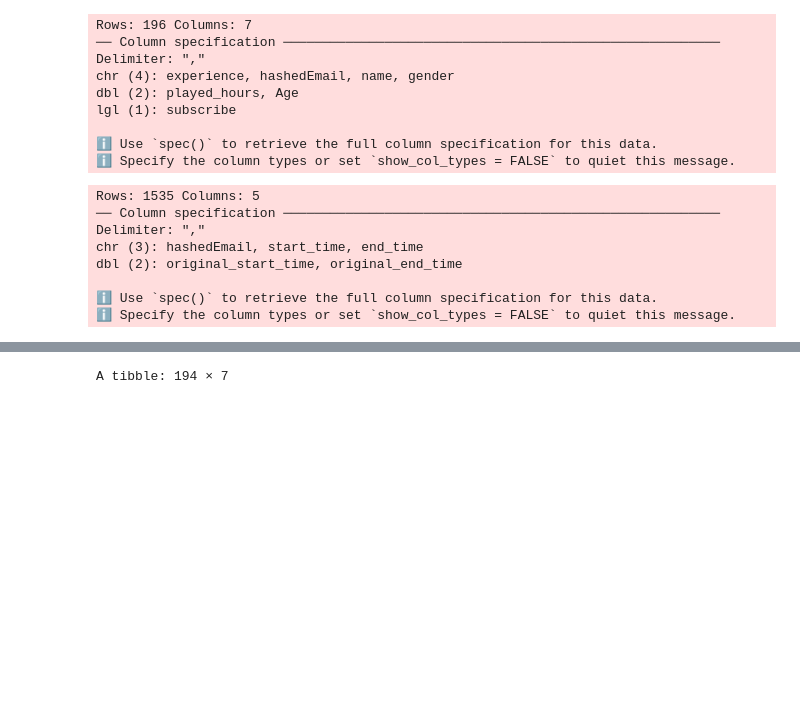
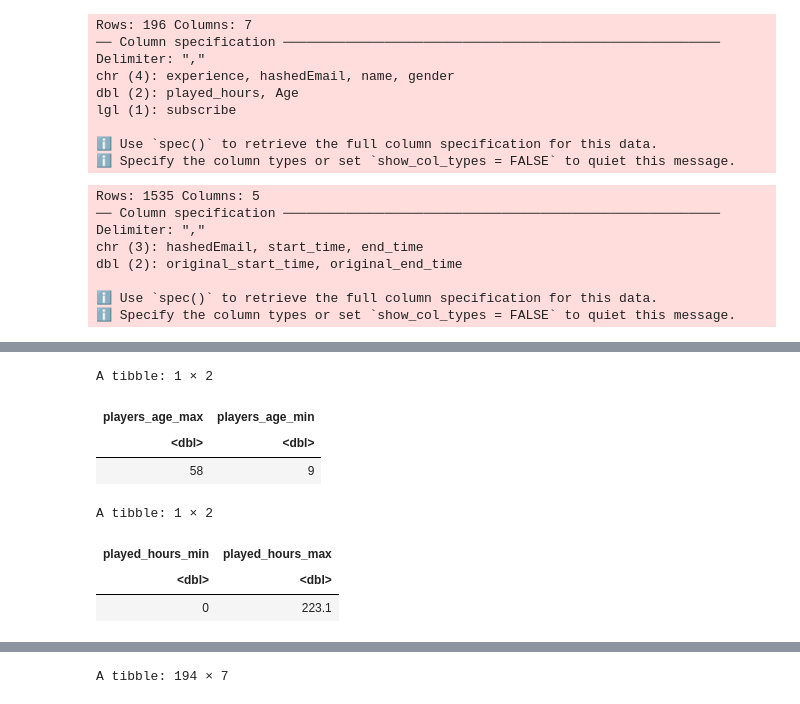
Before and after one commit to Chenwen-Zhang/individual-planning-report, a Jupyter notebook: Project Report.ipynb, the cells around one changed output, grey strips where cells are left out. Drawn from its saved outputs; the diff is of its cells as text; code cells hidden in the pictures; blank space fills up the shorter version.

```diff
--- a/Project Report.ipynb
+++ b/Project Report.ipynb
@@ -218,0 +51,23 @@ standardized
+# %%
+players_age_summary <- players |>
+select(Age)|>
+summarize(players_age_max=max(Age,na.rm=TRUE),
+          players_age_min=min(Age,na.rm=TRUE))
+
+players_age_summary
+
+played_hours_summary <- players |>
+select(played_hours)|>
+summarize(played_hours_min=min(played_hours,na.rm=TRUE),
+          played_hours_max=max(played_hours,na.rm=TRUE))
+
+played_hours_summary
+# %% [output]
+A tibble: 1 × 2
+| players_age_max | players_age_min |
+| <dbl> | <dbl> |
+| 58 | 9 |
+A tibble: 1 × 2
+| played_hours_min | played_hours_max |
+| <dbl> | <dbl> |
+| 0 | 223.1 |
```
Also changed, not shown: parts of 35 cells of this notebook.
